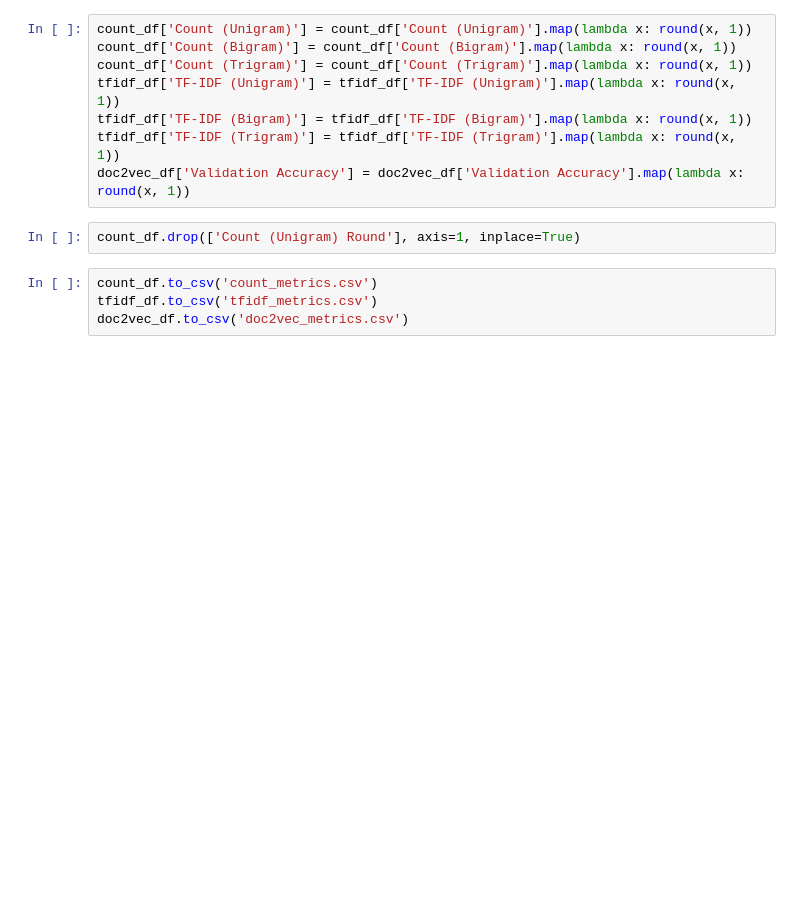
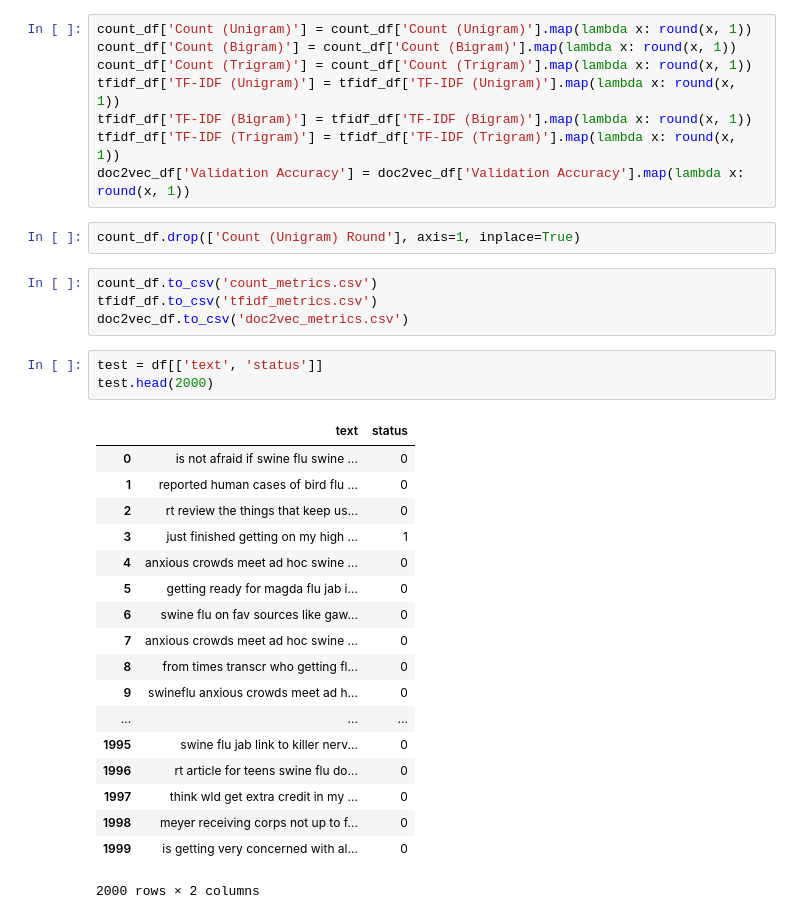
Before and after one commit to paulinaczheng/twitter_flu_tracking, a Jupyter notebook: Dash Check.ipynb, the cells around one changed output. Cells and saved outputs as stored; diff of their text form; blank space fills up the shorter version.

Commit message:
presentation-ready dash

```diff
--- a/Dash Check.ipynb
+++ b/Dash Check.ipynb
@@ -686,3 +686,25 @@ count_df.drop(['Count (Unigram) Round'], axis=1, inplace=True)
 count_df.to_csv('count_metrics.csv')
 tfidf_df.to_csv('tfidf_metrics.csv')
 doc2vec_df.to_csv('doc2vec_metrics.csv')
+# %%
+test = df[['text', 'status']]
+test.head(2000)
+# %% [output]
+|  | text | status |
+| 0 | is not afraid if swine flu swine ... | 0 |
+| 1 | reported human cases of bird flu ... | 0 |
+| 2 | rt review the things that keep us... | 0 |
+| 3 | just finished getting on my high ... | 1 |
+| 4 | anxious crowds meet ad hoc swine ... | 0 |
+| 5 | getting ready for magda flu jab i... | 0 |
+| 6 | swine flu on fav sources like gaw... | 0 |
+| 7 | anxious crowds meet ad hoc swine ... | 0 |
+| 8 | from times transcr who getting fl... | 0 |
+| 9 | swineflu anxious crowds meet ad h... | 0 |
+| ... | ... | ... |
+| 1995 | swine flu jab link to killer nerv... | 0 |
+| 1996 | rt article for teens swine flu do... | 0 |
+| 1997 | think wld get extra credit in my ... | 0 |
+| 1998 | meyer receiving corps not up to f... | 0 |
+| 1999 | is getting very concerned with al... | 0 |
+2000 rows × 2 columns
```
Also changed, not shown: 3 other files.
